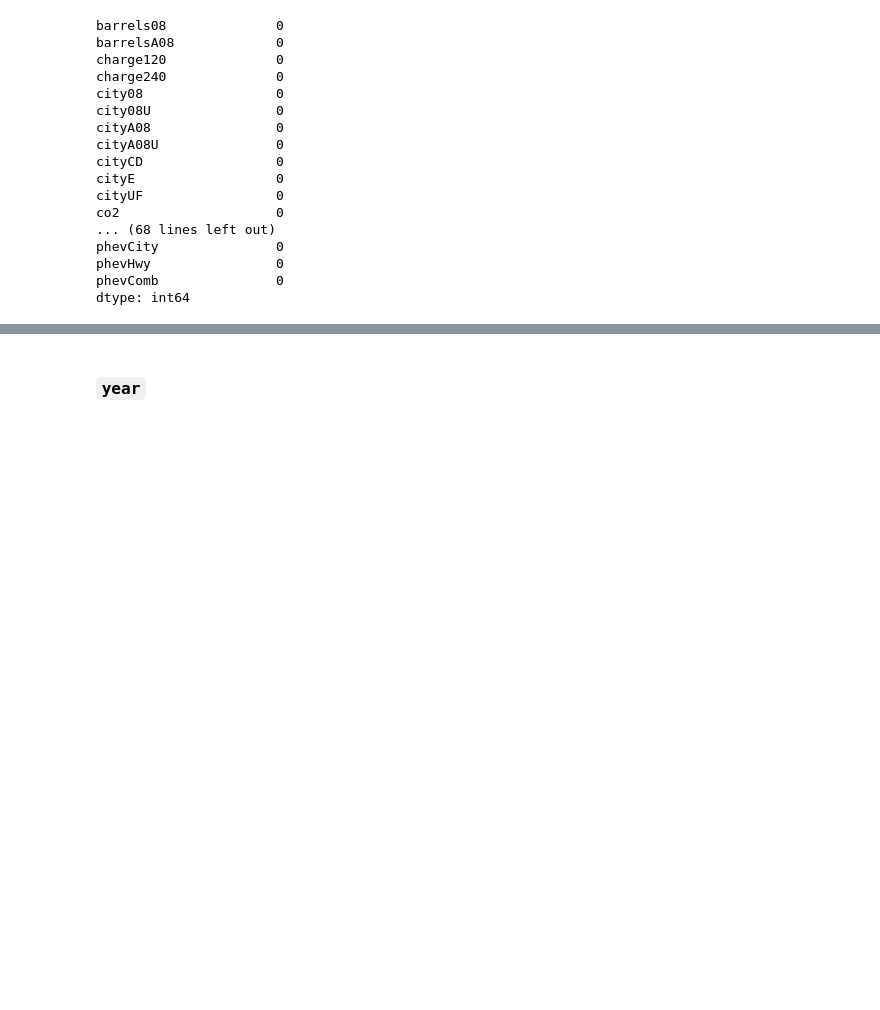
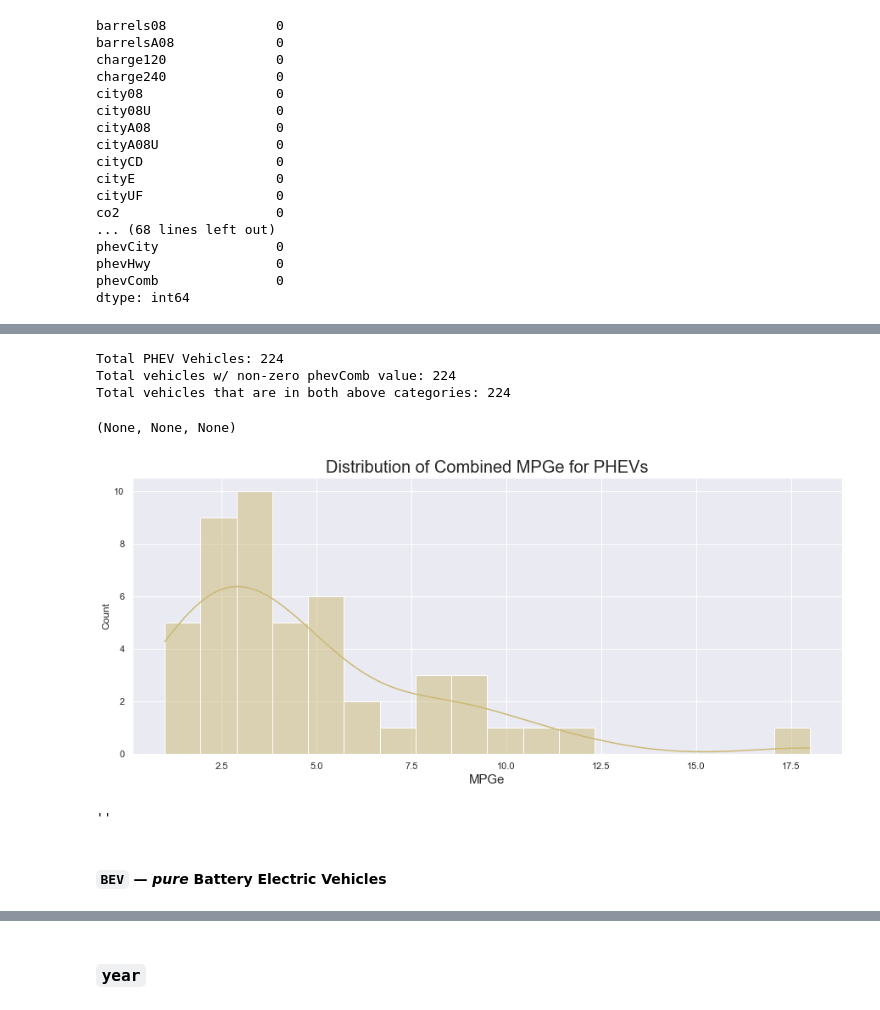
Before and after one commit to mike-flanagan/vehicle_fuel_economy_analysis_neuralnet, a Jupyter notebook: MPG_EDA.ipynb, the cells around one changed output, grey strips where cells are left out. Cells and saved outputs as stored; diff of their text form; code cells hidden in the pictures; blank space fills up the shorter version.

```diff
--- a/MPG_EDA.ipynb
+++ b/MPG_EDA.ipynb
@@ -313,0 +454,22 @@ dtype: int64
+# %%
+print(f'Total PHEV Vehicles: {len(df[df.PHEV == 1])}'), \
+print(f'Total vehicles w/ non-zero phevComb value: {len(df[df.phevComb != 0])}'), \
+print(f'Total vehicles that are in both above categories: {len(df[(df.PHEV == 1) & (df.phevComb != 0)])}')
+# %% [output]
+Total PHEV Vehicles: 224
+Total vehicles w/ non-zero phevComb value: 224
+Total vehicles that are in both above categories: 224
+(None, None, None)
+# %%
+fig, ax = plt.subplots(figsize=(15,6))
+ax.set_title('Distribution of Combined MPGe for PHEVs', size = 20)
+sns.histplot(x = df[df.PHEV == 1].y.value_counts(), bins = 18, kde = True, color = 'y')
+ax.set_xlabel('MPGe', size=15)
+# plt.savefig('images/phev_distA.png', transparent=True)
+plt.show()
+;
+# %% [output]
+[figure, added]
+''
+# %% [markdown]
+#### `BEV` — *pure* Battery Electric Vehicles
```
Also changed, not shown: parts of 45 cells of this notebook, 4 other files.
